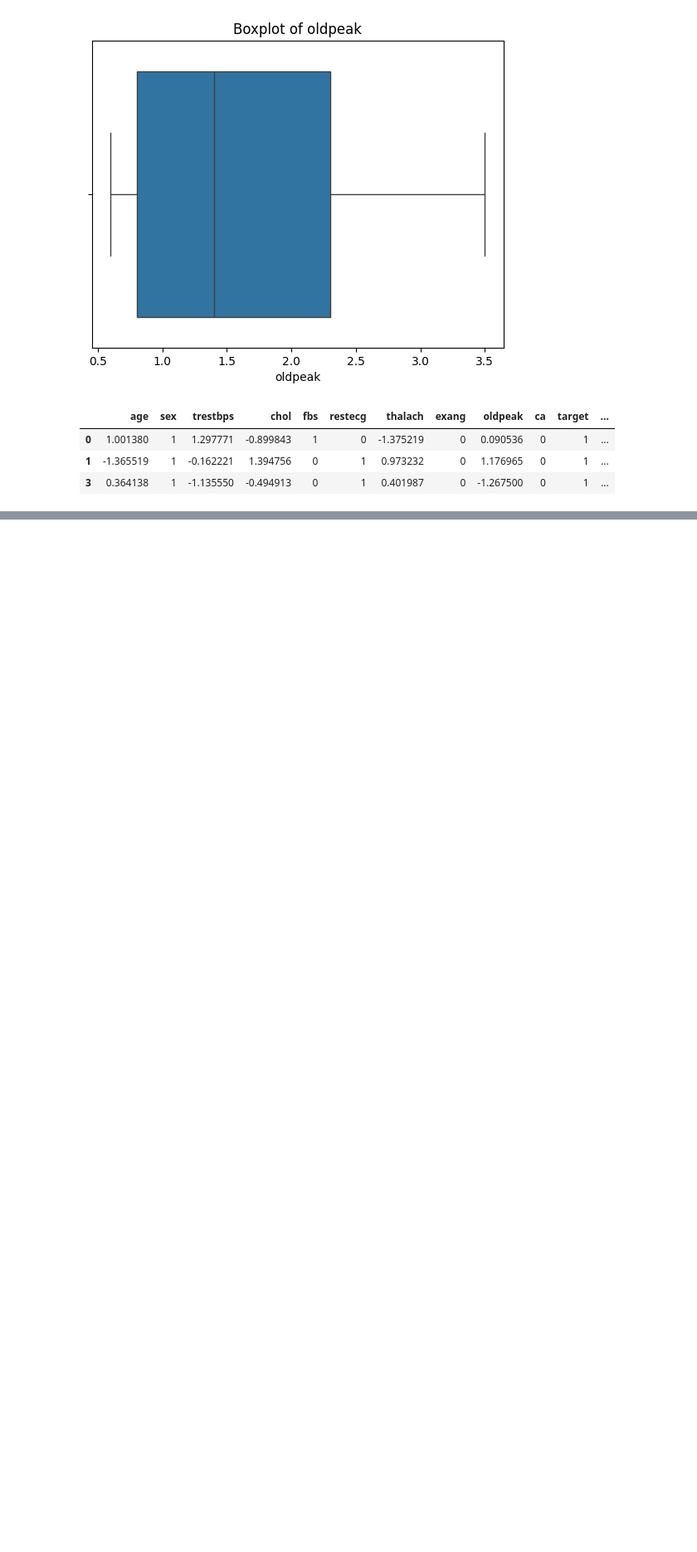
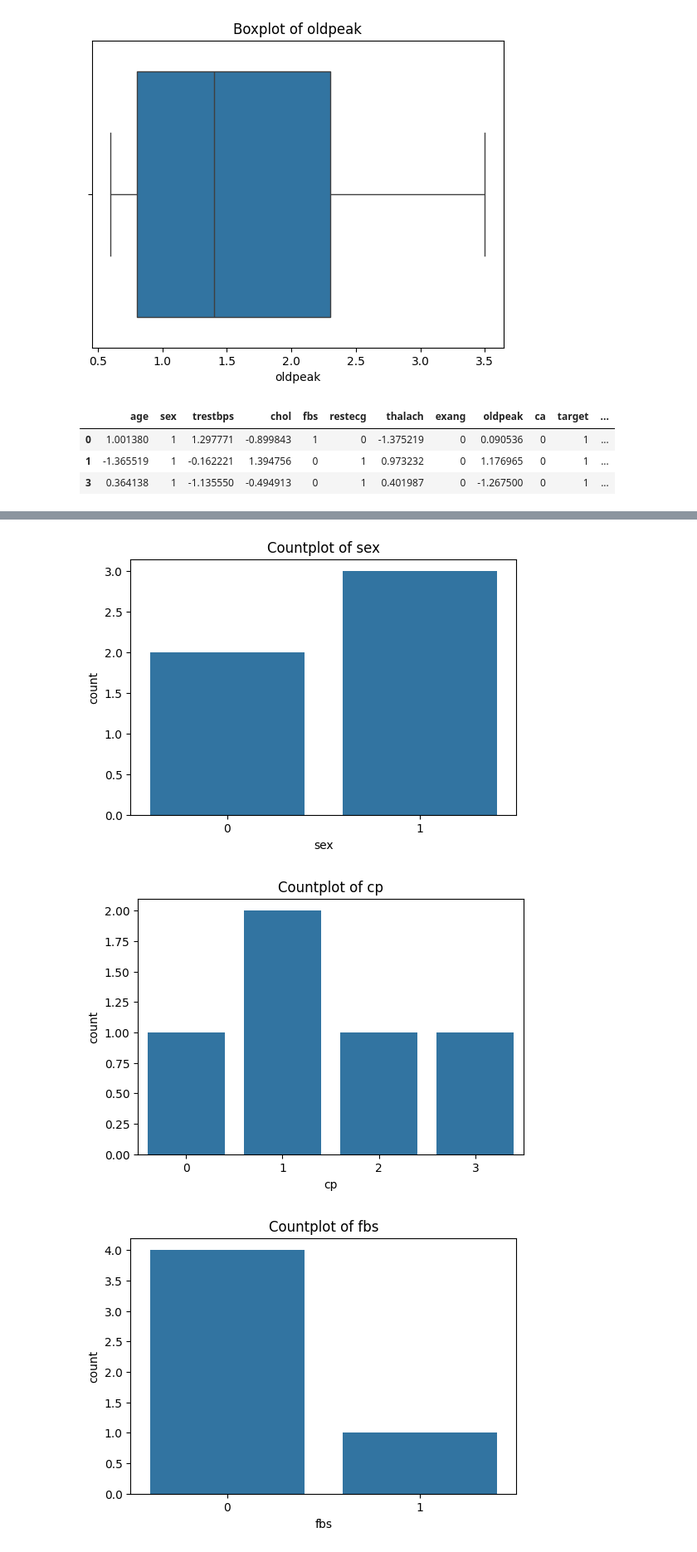
Before and after one commit to krish-crozz/AI---Disease, a Jupyter notebook: AI_Disease_Prediction_project.ipynb, the cells around one changed output, grey strips where cells are left out. Shown at 83% size. Saved outputs shown, nothing was run; the diff lists cells and outputs as text; code cells hidden in the pictures; blank space fills up the shorter version.

```diff
--- a/AI_Disease_Prediction_project.ipynb
+++ b/AI_Disease_Prediction_project.ipynb
@@ -114,0 +144,12 @@ df_encoded[scaled_features] = scaler.fit_transform(df_encoded[scaled_features])
+# %%
+categorical_features = ['sex', 'cp', 'fbs', 'restecg', 'exang', 'slope', 'ca', 'thal']
+
+for col in categorical_features:
+    plt.figure(figsize=(6, 4))
+    sns.countplot(x=df[col])
+    plt.title(f'Countplot of {col}')
+    plt.show()
+# %% [output]
+[figure, added]
+[figure, added]
+[figure, added]
```
Also changed, not shown: parts of 19 cells of this notebook.
